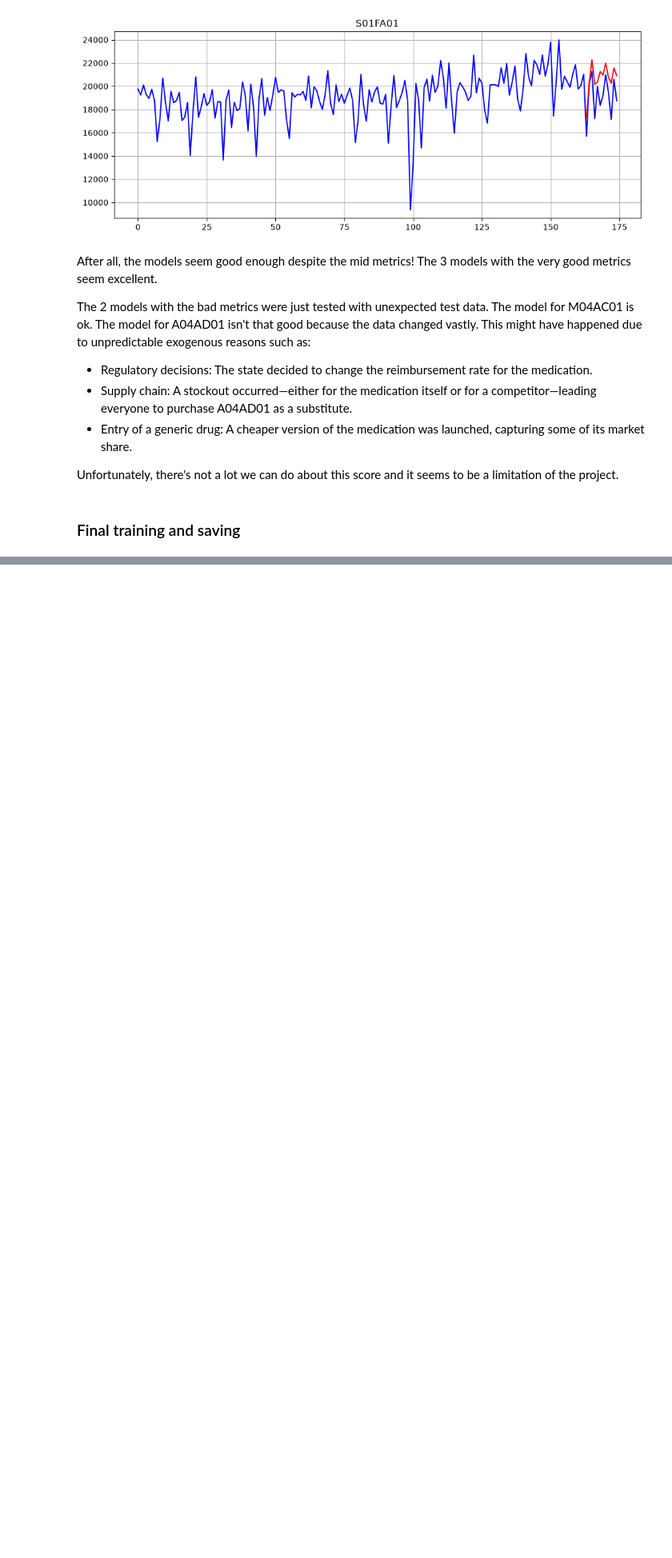
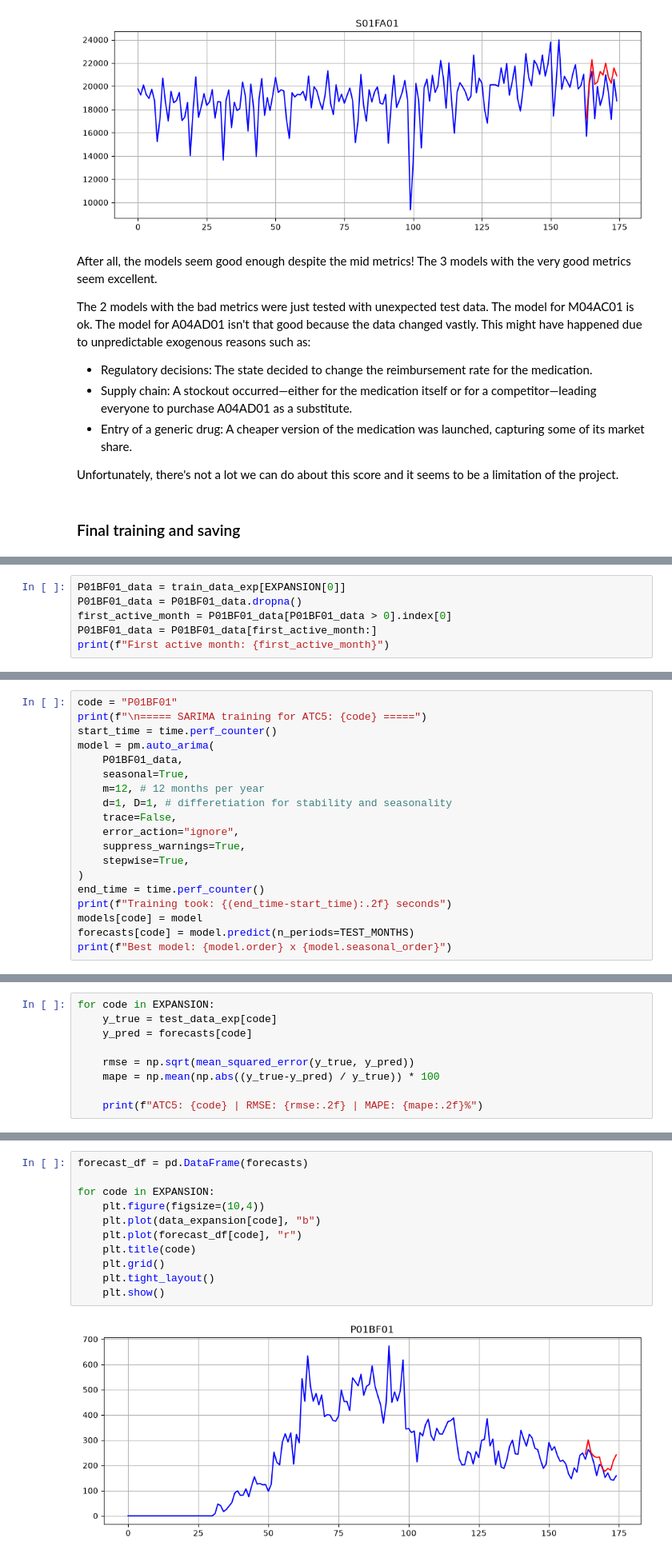
Before and after one commit to T0L1S/AgriPharm_Track3_EthnoHack_2026, a Jupyter notebook: src/agripharm_track3_ethnohack_2026/forecasting/model.ipynb, the cells around one changed output, grey strips where cells are left out. Shown at 80% size. Cells and saved outputs as stored; diff of their text form; blank space fills up the shorter version.

```diff
--- a/src/agripharm_track3_ethnohack_2026/forecasting/model.ipynb
+++ b/src/agripharm_track3_ethnohack_2026/forecasting/model.ipynb
@@ -223,0 +278,6 @@ Saved at: C:\Users\chris\Desktop\MyCode\ethnohack_2026\AgriPharm\AgriPharm_Track
+# %%
+P01BF01_data = train_data_exp[EXPANSION[0]]
+P01BF01_data = P01BF01_data.dropna()
+first_active_month = P01BF01_data[P01BF01_data > 0].index[0]
+P01BF01_data = P01BF01_data[first_active_month:]
+print(f"First active month: {first_active_month}")
@@ -223,0 +286,19 @@ Saved at: C:\Users\chris\Desktop\MyCode\ethnohack_2026\AgriPharm\AgriPharm_Track
+# %%
+code = "P01BF01"
+print(f"\n===== SARIMA training for ATC5: {code} =====")
+start_time = time.perf_counter()
+model = pm.auto_arima(
+    P01BF01_data,
+    seasonal=True,
+    m=12, # 12 months per year
+    d=1, D=1, # differetiation for stability and seasonality
+    trace=False,
+    error_action="ignore",
+    suppress_warnings=True,
+    stepwise=True,
+)
+end_time = time.perf_counter()
+print(f"Training took: {(end_time-start_time):.2f} seconds")
+models[code] = model
+forecasts[code] = model.predict(n_periods=TEST_MONTHS)
+print(f"Best model: {model.order} x {model.seasonal_order}")
@@ -223,0 +309,9 @@ Saved at: C:\Users\chris\Desktop\MyCode\ethnohack_2026\AgriPharm\AgriPharm_Track
+# %%
+for code in EXPANSION:
+    y_true = test_data_exp[code]
+    y_pred = forecasts[code]
+
+    rmse = np.sqrt(mean_squared_error(y_true, y_pred))
+    mape = np.mean(np.abs((y_true-y_pred) / y_true)) * 100
+
+    print(f"ATC5: {code} | RMSE: {rmse:.2f} | MAPE: {mape:.2f}%")
@@ -223,0 +322,13 @@ Saved at: C:\Users\chris\Desktop\MyCode\ethnohack_2026\AgriPharm\AgriPharm_Track
+# %%
+forecast_df = pd.DataFrame(forecasts)
+
+for code in EXPANSION:
+    plt.figure(figsize=(10,4))
+    plt.plot(data_expansion[code], "b")
+    plt.plot(forecast_df[code], "r")
+    plt.title(code)
+    plt.grid()
+    plt.tight_layout()
+    plt.show()
+# %% [output]
+[figure, added]
```
Also changed, not shown: parts of 22 cells of this notebook, 5 other files.
